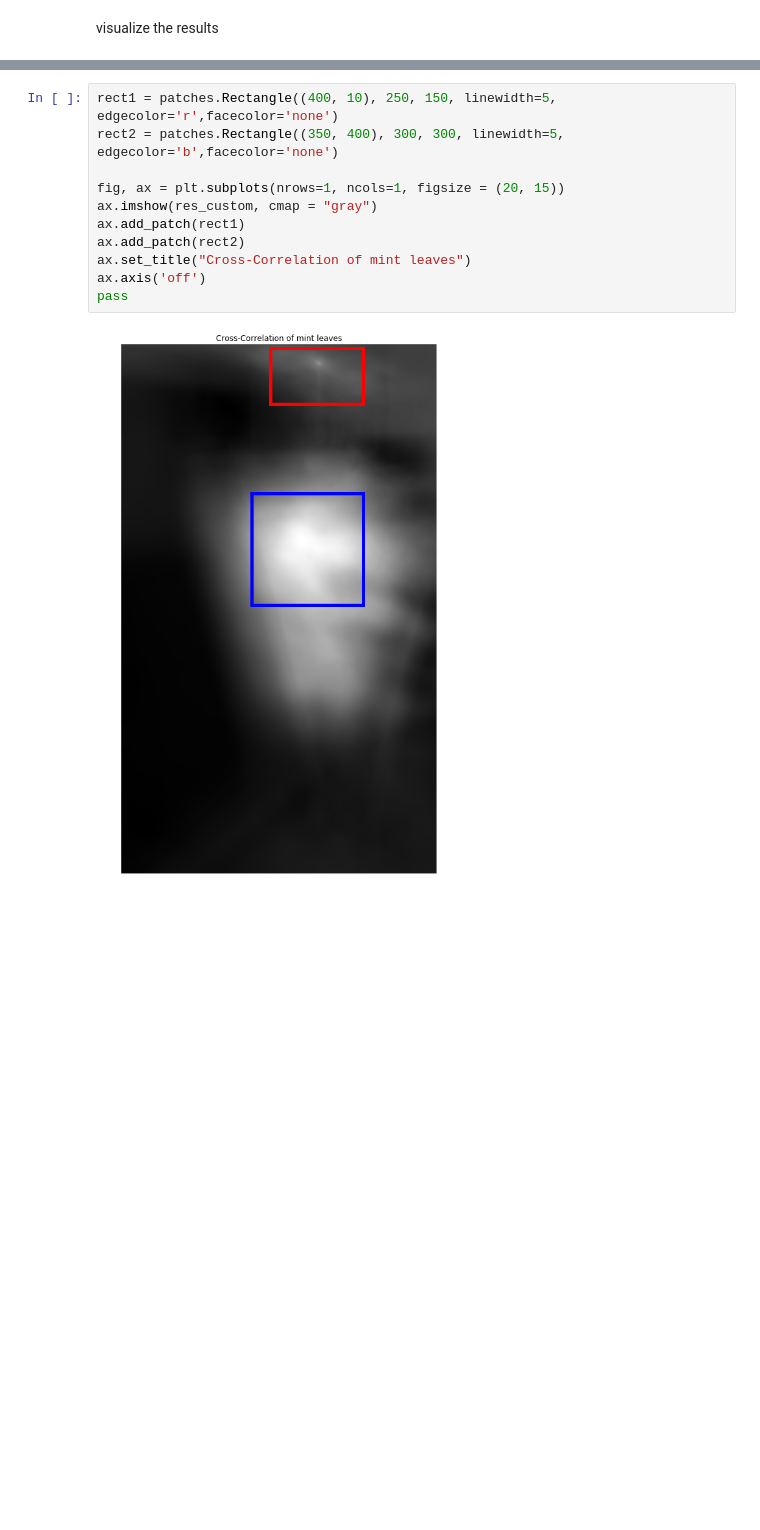
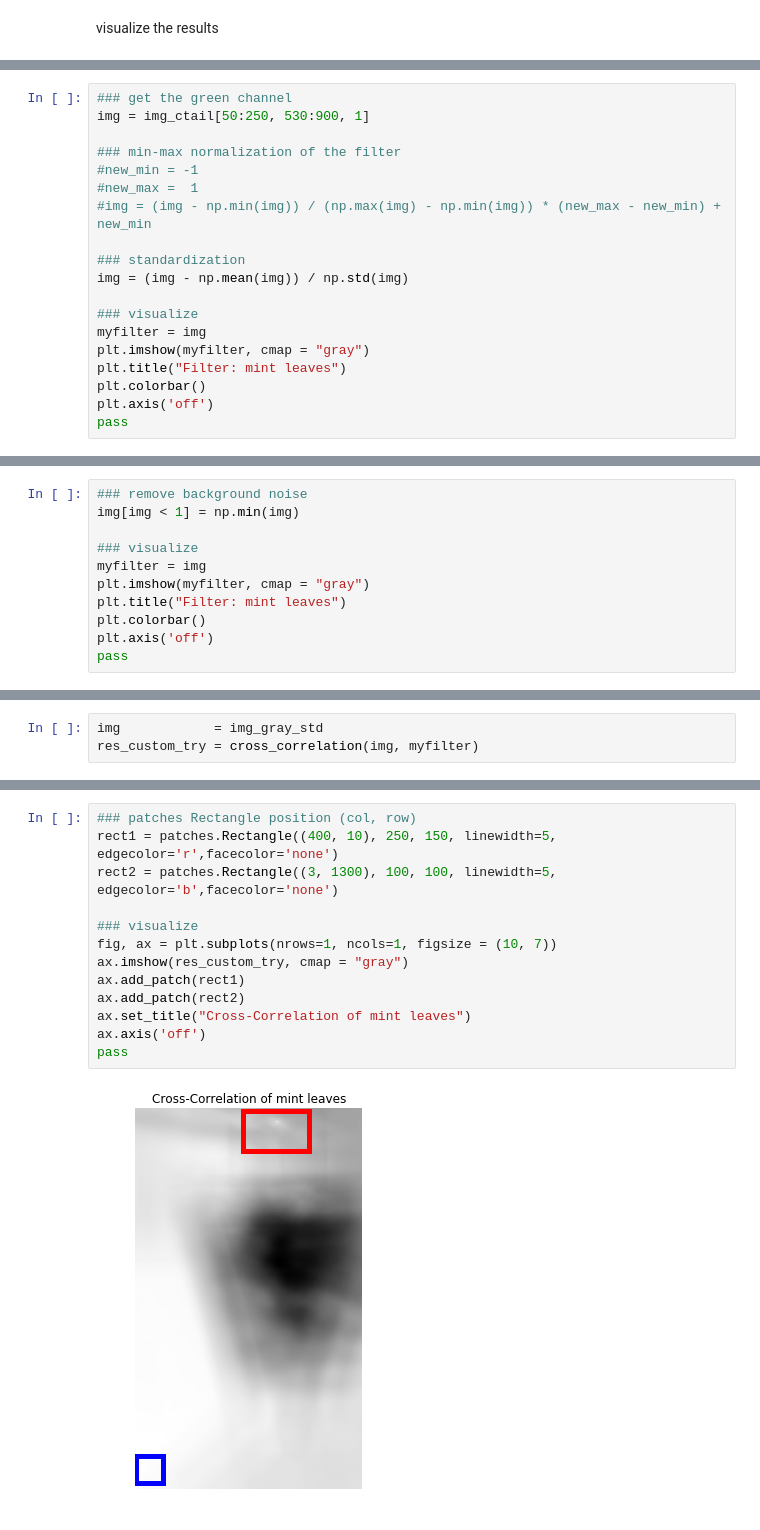
Before and after one commit to clintko/Duke_BIOS824_CaseStudies, a Jupyter notebook: hw01_image_apply_linear_filter.ipynb, the cells around one changed output, grey strips where cells are left out. Saved outputs shown, nothing was run; the diff lists cells and outputs as text; blank space fills up the shorter version.

```diff
--- a/hw01_image_apply_linear_filter.ipynb
+++ b/hw01_image_apply_linear_filter.ipynb
@@ -289,0 +350,19 @@ visualize the results
+# %%
+### get the green channel
+img = img_ctail[50:250, 530:900, 1]
+
+### min-max normalization of the filter
+#new_min = -1
+#new_max =  1
+#img = (img - np.min(img)) / (np.max(img) - np.min(img)) * (new_max - new_min) + new_min
+
+### standardization
+img = (img - np.mean(img)) / np.std(img)
+
+### visualize
+myfilter = img
+plt.imshow(myfilter, cmap = "gray")
+plt.title("Filter: mint leaves")
+plt.colorbar()
+plt.axis('off')
+pass
@@ -289,0 +373,11 @@ visualize the results
+# %%
+### remove background noise
+img[img < 1] = np.min(img)
+
+### visualize
+myfilter = img
+plt.imshow(myfilter, cmap = "gray")
+plt.title("Filter: mint leaves")
+plt.colorbar()
+plt.axis('off')
+pass
@@ -290,2 +388,5 @@ visualize the results
+# %%
+img            = img_gray_std
+res_custom_try = cross_correlation(img, myfilter)
 # %%
 fig, ax = plt.subplots(nrows=1, ncols=1, figsize = (10, 5))
@@ -300,13 +405,15 @@ From the results, ..........
 # %%
+### patches Rectangle position (col, row)
 rect1 = patches.Rectangle((400, 10), 250, 150, linewidth=5, edgecolor='r',facecolor='none')
-rect2 = patches.Rectangle((350, 400), 300, 300, linewidth=5, edgecolor='b',facecolor='none')
+rect2 = patches.Rectangle((3, 1300), 100, 100, linewidth=5, edgecolor='b',facecolor='none')
 
-fig, ax = plt.subplots(nrows=1, ncols=1, figsize = (20, 15))
-ax.imshow(res_custom, cmap = "gray")
+### visualize
+fig, ax = plt.subplots(nrows=1, ncols=1, figsize = (10, 7))
+ax.imshow(res_custom_try, cmap = "gray")
 ax.add_patch(rect1)
 ax.add_patch(rect2)
 ax.set_title("Cross-Correlation of mint leaves")
 ax.axis('off')
 pass
 # %% [output]
-[figure, old version]
+[figure, new version]
```
Also changed, not shown: parts of 28 cells of this notebook.
